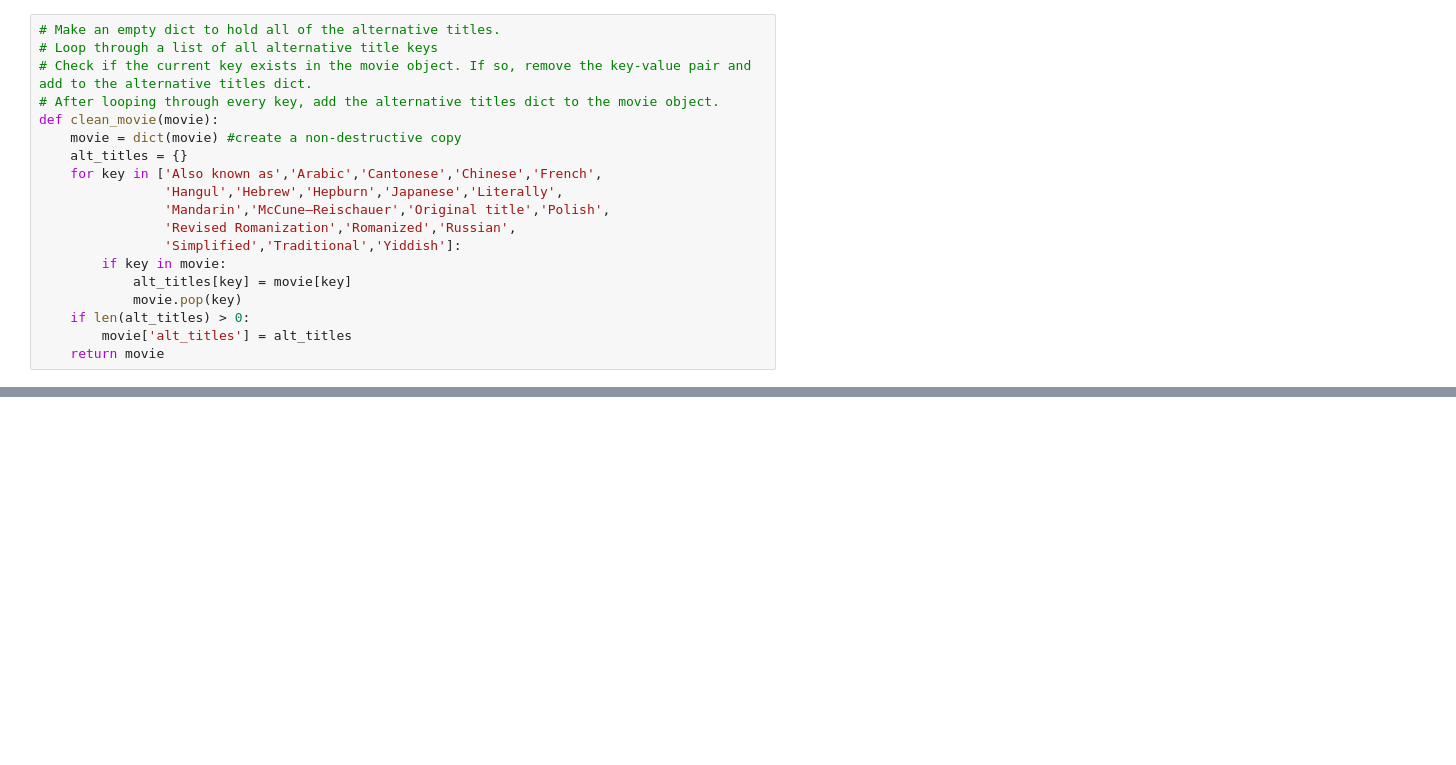
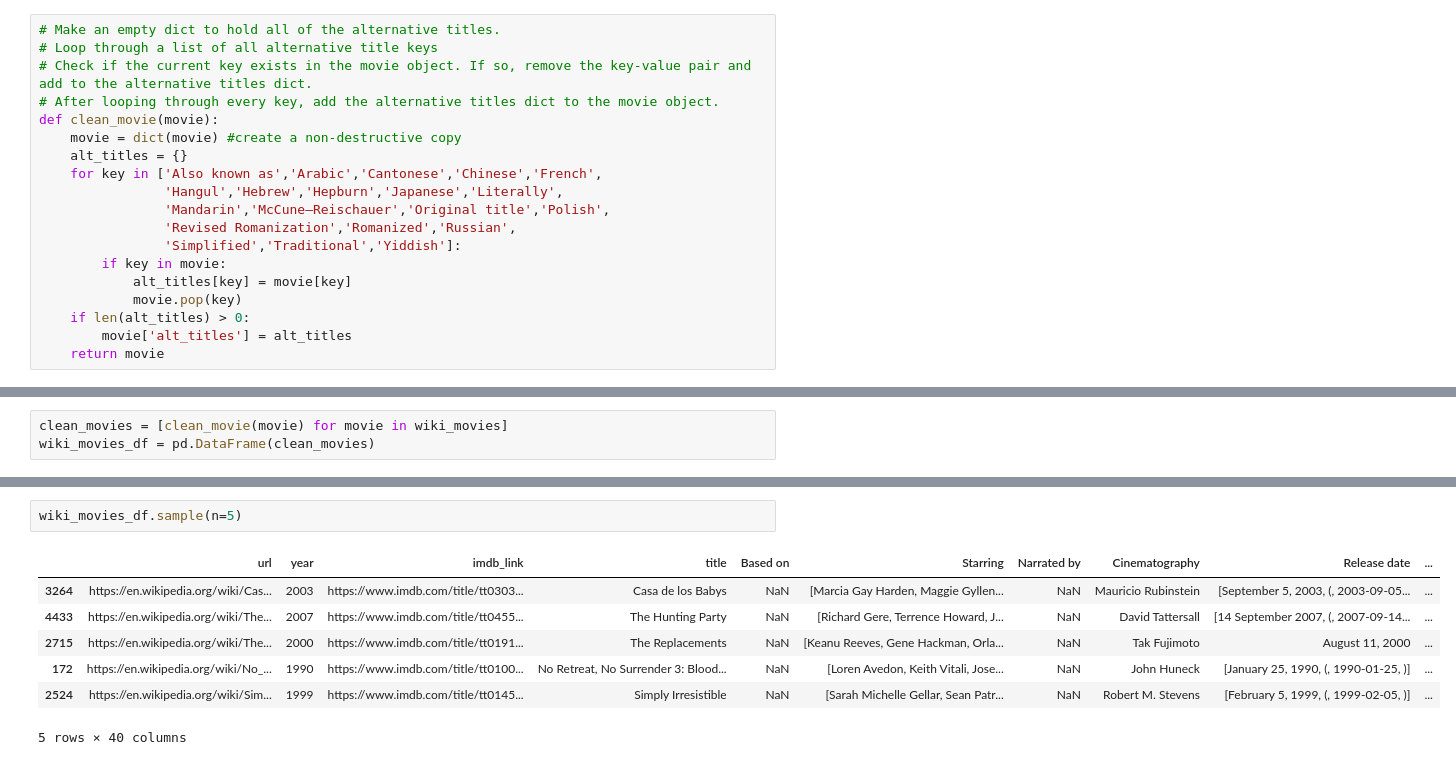
Before and after one commit to tabithacharlotte/Movies-ETL, a Jupyter notebook: movie_data.ipynb, the cells around one changed output, grey strips where cells are left out. Saved outputs shown, nothing was run; the diff lists cells and outputs as text; blank space fills up the shorter version.

Commit message:
Clean Kaggle and Wikipedia data

```diff
--- a/movie_data.ipynb
+++ b/movie_data.ipynb
@@ -341,0 +384,3 @@ def clean_movie(movie):
+# %%
+clean_movies = [clean_movie(movie) for movie in wiki_movies]
+wiki_movies_df = pd.DataFrame(clean_movies)
@@ -341,0 +407,10 @@ def clean_movie(movie):
+# %%
+wiki_movies_df.sample(n=5)
+# %% [output]
+|  | url | year | imdb_link | title | Based on | Starring | Narrated by | Cinematography | Release date | ... |
+| 3264 | https://en.wikipedia.org/wiki/Cas... | 2003 | https://www.imdb.com/title/tt0303... | Casa de los Babys | NaN | [Marcia Gay Harden, Maggie Gyllen... | NaN | Mauricio Rubinstein | [September 5, 2003, (, 2003-09-05... | ... |
+| 4433 | https://en.wikipedia.org/wiki/The... | 2007 | https://www.imdb.com/title/tt0455... | The Hunting Party | NaN | [Richard Gere, Terrence Howard, J... | NaN | David Tattersall | [14 September 2007, (, 2007-09-14... | ... |
+| 2715 | https://en.wikipedia.org/wiki/The... | 2000 | https://www.imdb.com/title/tt0191... | The Replacements | NaN | [Keanu Reeves, Gene Hackman, Orla... | NaN | Tak Fujimoto | August 11, 2000 | ... |
+| 172 | https://en.wikipedia.org/wiki/No_... | 1990 | https://www.imdb.com/title/tt0100... | No Retreat, No Surrender 3: Blood... | NaN | [Loren Avedon, Keith Vitali, Jose... | NaN | John Huneck | [January 25, 1990, (, 1990-01-25, )] | ... |
+| 2524 | https://en.wikipedia.org/wiki/Sim... | 1999 | https://www.imdb.com/title/tt0145... | Simply Irresistible | NaN | [Sarah Michelle Gellar, Sean Patr... | NaN | Robert M. Stevens | [February 5, 1999, (, 1999-02-05, )] | ... |
+5 rows × 40 columns
```
Also changed, not shown: parts of 62 cells of this notebook.
